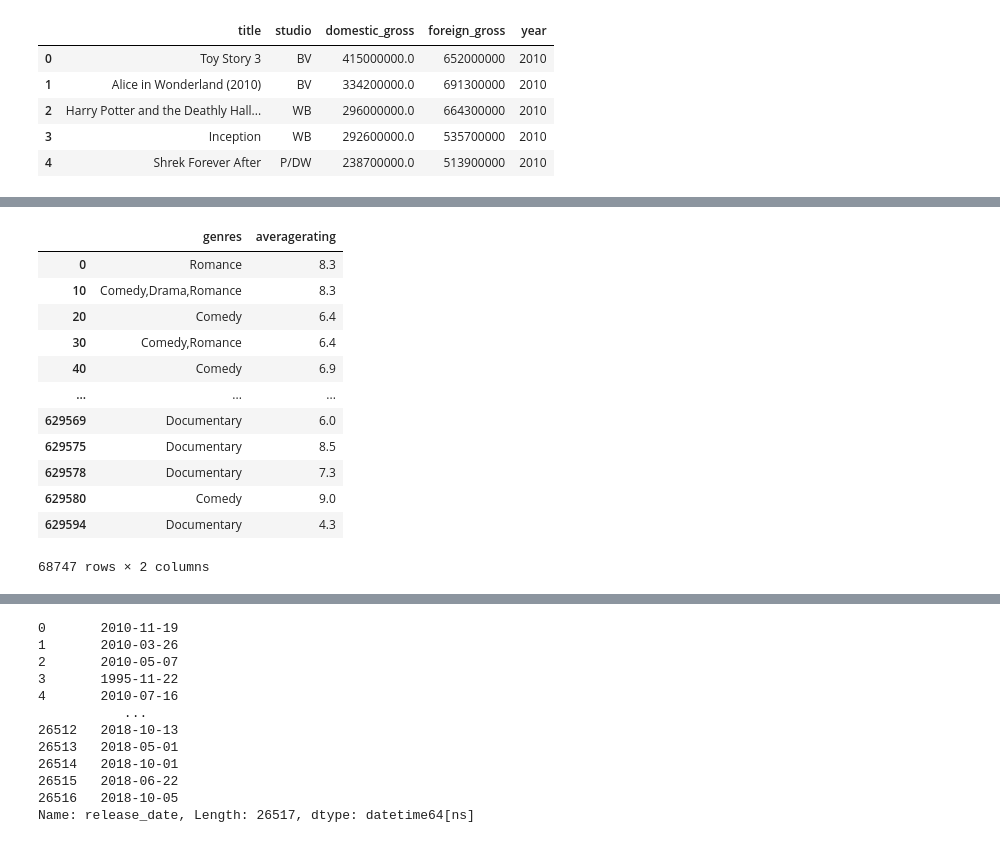
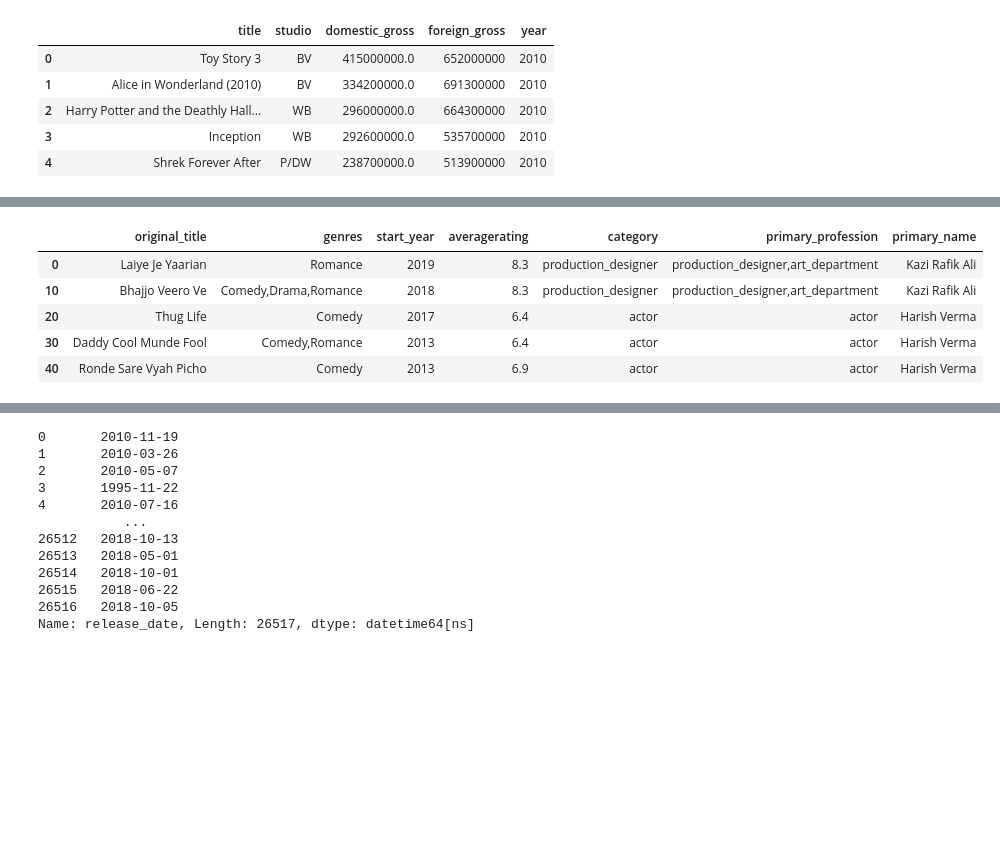
Before and after one commit to halemade/film_recommendations, a Jupyter notebook: explore_data.ipynb, the cells around one changed output, grey strips where cells are left out. Drawn from its saved outputs; the diff is of its cells as text; code cells hidden in the pictures; blank space fills up the shorter version.

```diff
--- a/explore_data.ipynb
+++ b/explore_data.ipynb
@@ -59,27 +58,13 @@ imdb
 # %%
-imdb=imdb_title_rating.merge(imdb_title_principals,on='tconst')
-imdb=imdb.merge(imdb_title_basics,on='tconst')
-imdb=imdb.merge(imdb_name,on='nconst')
-imdb=imdb.merge(imdb_title_crew,on='tconst')
 imdb=imdb[['original_title','genres','start_year','averagerating','category','primary_profession','primary_name']].where(imdb['start_year']>2000)
 imdb=imdb.drop_duplicates('original_title')
 imdb.dropna(inplace=True)
 imdb['original_title'].unique()
-imdb['start_year'].unique()
-imdb['averagerating'].unique()
-imdb_final=imdb[['genres','averagerating']]
-imdb_final
+imdb.head()
 # %% [output]
-|  | genres | averagerating |
-| 0 | Romance | 8.3 |
-| 10 | Comedy,Drama,Romance | 8.3 |
-| 20 | Comedy | 6.4 |
-| 30 | Comedy,Romance | 6.4 |
-| 40 | Comedy | 6.9 |
-| ... | ... | ... |
-| 629569 | Documentary | 6.0 |
-| 629575 | Documentary | 8.5 |
-| 629578 | Documentary | 7.3 |
-| 629580 | Comedy | 9.0 |
-| 629594 | Documentary | 4.3 |
+|  | original_title | genres | start_year | averagerating | category | primary_profession | primary_name |
+| 0 | Laiye Je Yaarian | Romance | 2019 | 8.3 | production_designer | production_designer,art_department | Kazi Rafik Ali |
+| 10 | Bhajjo Veero Ve | Comedy,Drama,Romance | 2018 | 8.3 | production_designer | production_designer,art_department | Kazi Rafik Ali |
+| 20 | Thug Life | Comedy | 2017 | 6.4 | actor | actor | Harish Verma |
+| 30 | Daddy Cool Munde Fool | Comedy,Romance | 2013 | 6.4 | actor | actor | Harish Verma |
+| 40 | Ronde Sare Vyah Picho | Comedy | 2013 | 6.9 | actor | actor | Harish Verma |
-68747 rows × 2 columns
```
Also changed, not shown: parts of 10 cells of this notebook.
